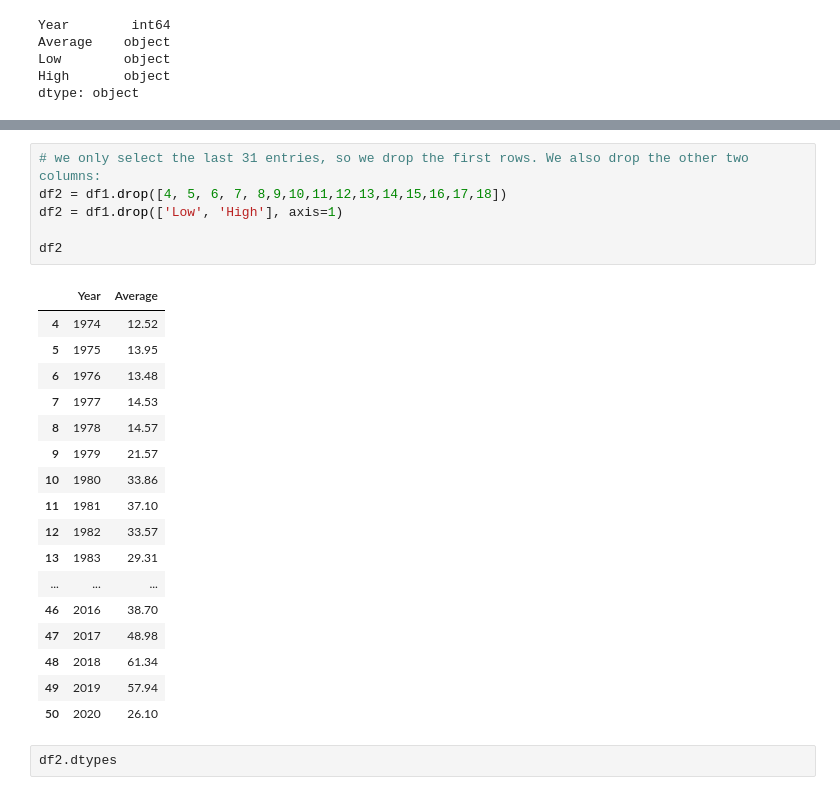
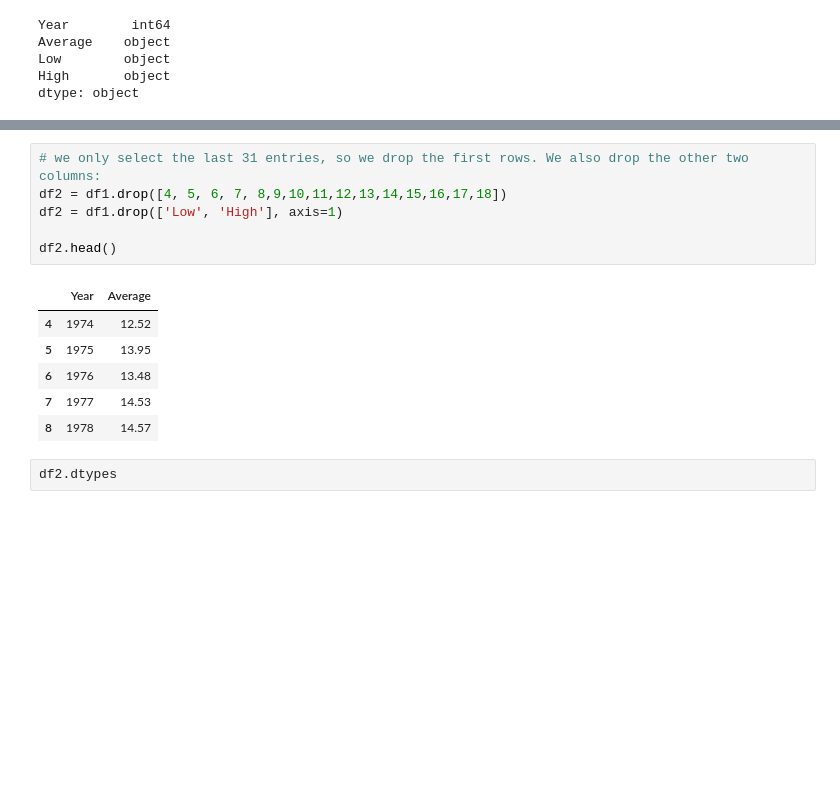
Before and after one commit to Ayomi-tech/Silver-Price-and-Oil-Price-interaction, a Jupyter notebook: New Scraping code Behrooz to test-Copy1.ipynb, the cells around one changed output, grey strips where cells are left out. Cells and saved outputs as stored; diff of their text form; blank space fills up the shorter version.

```diff
--- a/New Scraping code Behrooz to test-Copy1.ipynb
+++ b/New Scraping code Behrooz to test-Copy1.ipynb
@@ -97,27 +64,16 @@ df1
 # %%
 # we only select the last 31 entries, so we drop the first rows. We also drop the other two columns:
 df2 = df1.drop([4, 5, 6, 7, 8,9,10,11,12,13,14,15,16,17,18])
 df2 = df1.drop(['Low', 'High'], axis=1)
 
-df2
+df2.head()
 # %% [output]
 |  | Year | Average |
 | 4 | 1974 | 12.52 |
 | 5 | 1975 | 13.95 |
 | 6 | 1976 | 13.48 |
 | 7 | 1977 | 14.53 |
 | 8 | 1978 | 14.57 |
-| 9 | 1979 | 21.57 |
-| 10 | 1980 | 33.86 |
-| 11 | 1981 | 37.10 |
-| 12 | 1982 | 33.57 |
-| 13 | 1983 | 29.31 |
-| ... | ... | ... |
-| 46 | 2016 | 38.70 |
-| 47 | 2017 | 48.98 |
-| 48 | 2018 | 61.34 |
-| 49 | 2019 | 57.94 |
-| 50 | 2020 | 26.10 |
 # %%
 df2.dtypes
 # %% [output]
```
Also changed, not shown: parts of 3 cells of this notebook, 1 other file.
